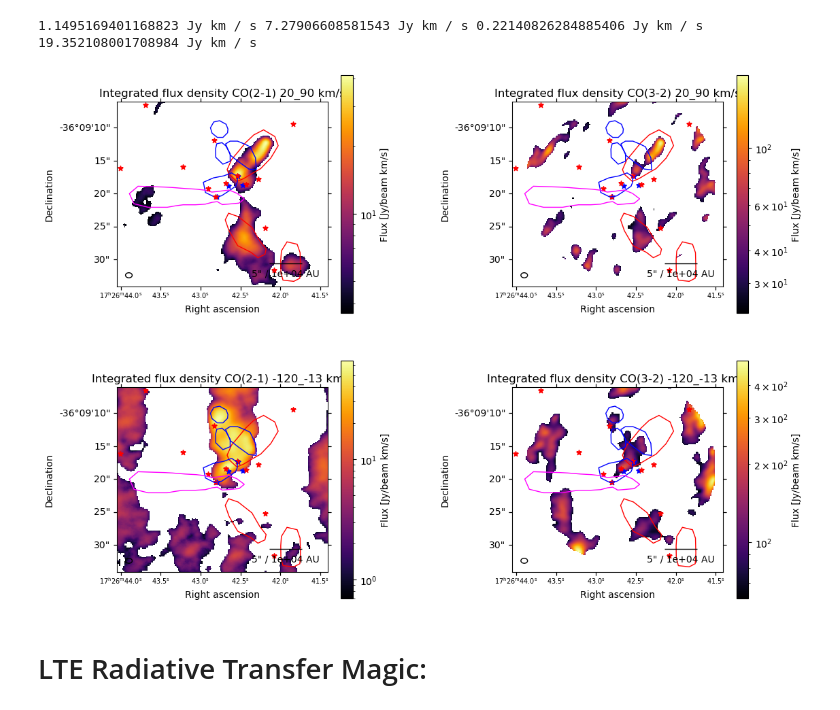
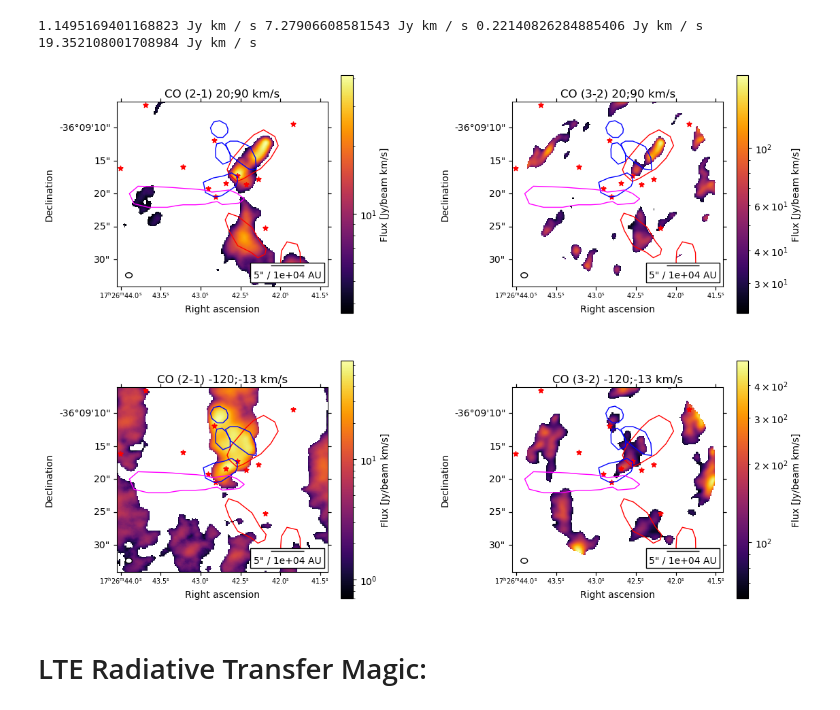
Before and after one commit to femkeballieux/master_project_2, a Jupyter notebook: code/LTERadtrans_RotDiagram_G351.77.ipynb, the cells around one changed output. Drawn from its saved outputs; the diff is of its cells as text; code cells hidden in the pictures.

```diff
--- a/code/LTERadtrans_RotDiagram_G351.77.ipynb
+++ b/code/LTERadtrans_RotDiagram_G351.77.ipynb
@@ -43,6 +43,8 @@ B7_blue_name = 'region_selection/CO32_M0_-120_-13_dropped_axes.fits'    #M0 map
 
 red_velrange='20_90'
 blue_velrange = '-120_-13'
+red_velrange_text='20;90'
+blue_velrange_text = '-120;-13'
 d = 2.0 * u.kpc
 e_d = 0.7 * u.kpc
 
@@ -172,83 +174,83 @@ ra_blue, dec_blue = 535, 435
 
 #CO21 redshifted
 ax[0,0].imshow(B6_red_clip.value, origin='lower', cmap='inferno', norm=norm_6_red)
-ax[0,0].set_title('Integrated flux density CO(2-1) ' + red_velrange + ' km/s')
+ax[0,0].set_title('CO (2-1) ' + red_velrange_text + ' km/s')
 ax[0,0].set_xlabel('Right ascension')
 ax[0,0].set_ylabel('Declination')
-v.add_beam(ax=ax[0,0],major=beam_major, minor=beam_minor, angle=beam_pa, color='none', edgecolor='black')
+v.add_beam(ax=ax[0,0],major=beam_major, minor=beam_minor, angle=beam_pa, color='white', edgecolor='black')
 ax[0,0].set_xlim(275,475)
 ax[0,0].set_ylim(300,475)
 ax[0,0].tick_params(axis='x', labelsize=7)
-v.add_scalebar(ax[0,0], length=5*u.arcsec, label=f"5\" / {((5*u.arcsec).to(u.rad)*d.to(u.au)).value:.2} AU")
+v.add_scalebar(ax[0,0], length=5*u.arcsec, label=f"5\" / {((5*u.arcsec).to(u.rad)*d.to(u.au)).value:.2} AU", frame=True, pad=0.3)
 fig.colorbar(mappable=sm_6_red, ax=ax[0,0], label='Flux [Jy/beam km/s]')
 
 #CO32 redshifted
 ax[0,1].imshow(B7_red_clip.value, origin='lower', cmap='inferno', norm=norm_7_red)
-ax[0,1].set_title('Integrated flux density CO(3-2) ' + red_velrange + ' km/s')
+ax[0,1].set_title('CO (3-2) ' + red_velrange_text + ' km/s')
 ax[0,1].set_xlabel('Right ascension')
 ax[0,1].set_ylabel('Declination')
-v.add_beam(ax=ax[0,1],major=beam_major, minor=beam_minor, angle=beam_pa, color='none', edgecolor='black')
+v.add_beam(ax=ax[0,1],major=beam_major, minor=beam_minor, angle=beam_pa, color='white', edgecolor='black')
 ax[0,1].set_xlim(275,475)
 ax[0,1].set_ylim(300,475)
 ax[0,1].tick_params(axis='x', labelsize=7)
-v.add_scalebar(ax[0,1], length=5*u.arcsec, label=f"5\" / {((5*u.arcsec).to(u.rad)*d.to(u.au)).value:.2} AU")
+v.add_scalebar(ax[0,1], length=5*u.arcsec, label=f"5\" / {((5*u.arcsec).to(u.rad)*d.to(u.au)).value:.2} AU", frame=True, pad=0.3)
 fig.colorbar(mappable=sm_7_red, ax=ax[0,1], label='Flux [Jy/beam km/s]')
 
 #CO21 blueshifted
 ax[1,0].imshow(B6_blue_clip.value, origin='lower', cmap='inferno', norm=norm_6_blue)
-ax[1,0].set_title('Integrated flux density CO(2-1) ' + blue_velrange + ' km/s')
+ax[1,0].set_title('CO (2-1) ' + blue_velrange_text + ' km/s')
 ax[1,0].set_xlabel('Right ascension')
 ax[1,0].set_ylabel('Declination')
-v.add_beam(ax=ax[1,0],major=beam_major, minor=beam_minor, angle=beam_pa, color='none', edgecolor='black')
+v.add_beam(ax=ax[1,0],major=beam_major, minor=beam_minor, angle=beam_pa, color='white', edgecolor='black')
 ax[1,0].set_xlim(275,475)
 ax[1,0].set_ylim(300,475)
 ax[1,0].tick_params(axis='x', labelsize=7)
-v.add_scalebar(ax[1,0], length=5*u.arcsec, label=f"5\" / {((5*u.arcsec).to(u.rad)*d.to(u.au)).value:.2} AU")
+v.add_scalebar(ax[1,0], length=5*u.arcsec, label=f"5\" / {((5*u.arcsec).to(u.rad)*d.to(u.au)).value:.2} AU", frame=True, pad=0.3)
 fig.colorbar(mappable=sm_6_blue, ax=ax[1,0], label='Flux [Jy/beam km/s]')
 
 #CO32 blueshifted
 ax[1,1].imshow(B7_blue_clip.value, origin='lower', cmap='inferno', norm=norm_7_blue)
-ax[1,1].set_title('Integrated flux density CO(3-2) ' + blue_velrange + ' km/s')
+ax[1,1].set_title('CO (3-2) ' + blue_velrange_text + ' km/s')
 ax[1,1].set_xlabel('Right ascension')
 ax[1,1].set_ylabel('Declination')
-v.add_beam(ax=ax[1,1],major=beam_major, minor=beam_minor, angle=beam_pa, color='none', edgecolor='black')
+v.add_beam(ax=ax[1,1],major=beam_major, minor=beam_minor, angle=beam_pa, color='white', edgecolor='black')
 ax[1,1].set_xlim(275,475)
 ax[1,1].set_ylim(300,475)
 ax[1,1].tick_params(axis='x', labelsize=7)
-v.add_scalebar(ax[1,1], length=5*u.arcsec, label=f"5\" / {((5*u.arcsec).to(u.rad)*d.to(u.au)).value:.2} AU")
+v.add_scalebar(ax[1,1], length=5*u.arcsec, label=f"5\" / {((5*u.arcsec).to(u.rad)*d.to(u.au)).value:.2} AU", frame=True, pad=0.3)
 fig.colorbar(mappable=sm_7_blue, ax=ax[1,1], label='Flux [Jy/beam km/s]')
 
 
-ax[0,0].scatter(hot_cores_RA, hot_cores_DEC, transform=ax[0,0].get_transform('fk5'), s=30,
-           color='blue', marker='*', label='Hot cores')
-ax[0,1].scatter(hot_cores_RA, hot_cores_DEC, transform=ax[0,1].get_transform('fk5'), s=30,
-           color='blue', marker='*', label='Hot cores')
-ax[1,0].scatter(hot_cores_RA, hot_cores_DEC, transform=ax[1,0].get_transform('fk5'), s=30,
-           color='blue', marker='*', label='Hot cores')
-ax[1,1].scatter(hot_cores_RA, hot_cores_DEC, transform=ax[1,1].get_transform('fk5'), s=30,
-           color='blue', marker='*', label='Hot cores')
+# ax[0,0].scatter(hot_cores_RA, hot_cores_DEC, transform=ax[0,0].get_transform('fk5'), s=30,
+#            color='blue', marker='*', label='Hot cores')
+# ax[0,1].scatter(hot_cores_RA, hot_cores_DEC, transform=ax[0,1].get_transform('fk5'), s=30,
+#            color='blue', marker='*', label='Hot cores')
+# ax[1,0].scatter(hot_cores_RA, hot_cores_DEC, transform=ax[1,0].get_transform('fk5'), s=30,
+#            color='blue', marker='*', label='Hot cores')
+# ax[1,1].scatter(hot_cores_RA, hot_cores_DEC, transform=ax[1,1].get_transform('fk5'), s=30,
+#            color='blue', marker='*', label='Hot cores')
 
 ax[0,0].scatter(all_cores_coords.ra, all_cores_coords.dec, transform=ax[0,0].get_transform('fk5'), s=30,
-              color='red', marker='*', label='All cores', zorder=100)
+              color='red', marker='*', label='All cores')
 ax[0,1].scatter(all_cores_coords.ra, all_cores_coords.dec, transform=ax[0,1].get_transform('fk5'), s=30,
                 color='red', marker='*', label='All cores')
 ax[1,0].scatter(all_cores_coords.ra, all_cores_coords.dec, transform=ax[1,0].get_transform('fk5'), s=30,
                 color='red', marker='*', label='All cores')
 ax[1,1].scatter(all_cores_coords.ra, all_cores_coords.dec, transform=ax[1,1].get_transform('fk5'), s=30,
                 color='red', marker='*', label='All cores')
 
 regions = Regions.read('/net/vdesk/data2/bach1/ballieux/master_project_2/data/high_mass_data/apertures_paths_pvdiagrams/G351.77_all', format='crtf')
 for region in regions:
     pixel_region = region.to_pixel(wcs_B6_red)
     pixel_region.plot(ax=ax[0,0], linewidth=1)
     pixel_region.plot(ax=ax[0,1], linewidth=1)
     pixel_region.plot(ax=ax[1,0], linewidth=1)
     pixel_region.plot(ax=ax[1,1], linewidth=1)
 
 plt.subplots_adjust(wspace=0.5)
 plt.savefig(path+'plots/maps_'+source_name+'.png', bbox_inches='tight', dpi=500)
 # %% [output]
-[figure, old version]
+[figure, new version]
 # %% [markdown]
 # LTE Radiative Transfer Magic:
 # %%
```
Also changed, not shown: parts of 1 cell of this notebook, 5 other files.
